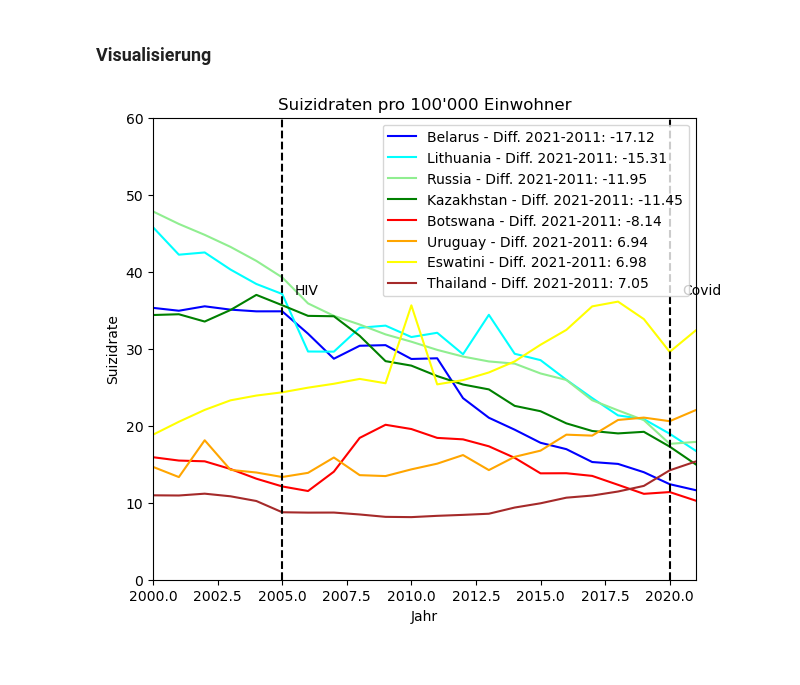
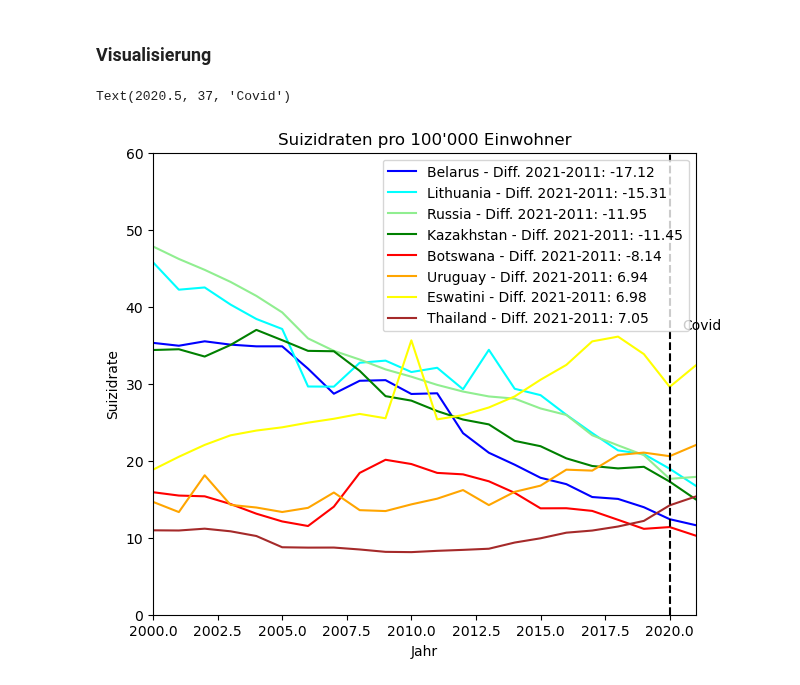
Before and after one commit to cardoali/BMLD-Python, a Jupyter notebook: Grundgerüst_Leistungsnachweis.ipynb, the cells around one changed output. Drawn from its saved outputs; the diff is of its cells as text; code cells hidden in the pictures.

```diff
--- a/Grundgerüst_Leistungsnachweis.ipynb
+++ b/Grundgerüst_Leistungsnachweis.ipynb
@@ -250,29 +251,26 @@ print(Gebiets_liste)
 # %%
 color_dict = {
     'Belarus': 'blue',
     'Lithuania': 'cyan',
     'Russia': 'lightgreen',
     'Kazakhstan': 'green',
     'Botswana': 'red',
     'Uruguay': 'orange',
     'Eswatini': 'yellow',
     'Thailand': 'brown',
 }
 
 for gebiet in Gebiets_liste:
     diff = diffs[gebiet]
     g = df_pivot.loc[gebiet].plot(title="Suizidraten pro 100'000 Einwohner", xlabel='Jahr', ylabel=f'Suizidrate', legend=True,
-                                  label=f'{gebiet} - Diff. 2021-2011: {diff:.2f}', # für die Legende
-                                  xlim=[2000,2021], ylim=[0,60],   # x- und y-Achsen begrenzen
-                                  color=color_dict[gebiet],        # Farbe aus color_dict
-                                  figsize=(7,6))                   # Grösse des Plots
+                                  label=f'{gebiet} - Diff. 2021-2011: {diff:.2f}',
+                                  xlim=[2000,2021], ylim=[0,60],
+                                  color=color_dict[gebiet],
+                                  figsize=(7,6))
 
 # Covid Pandemie
 g.axvline(x=2020, color='black', linestyle='--')
 g.text(2020.5, 37, 'Covid')
-
-# HIV Pandemie
-g.axvline(x=2005, color='black', linestyle='--')
-g.text(2005.5, 37, 'HIV');
 # %% [output]
+Text(2020.5, 37, 'Covid')
-[figure, old version]
+[figure, new version]
```
Also changed, not shown: parts of 4 cells of this notebook.
